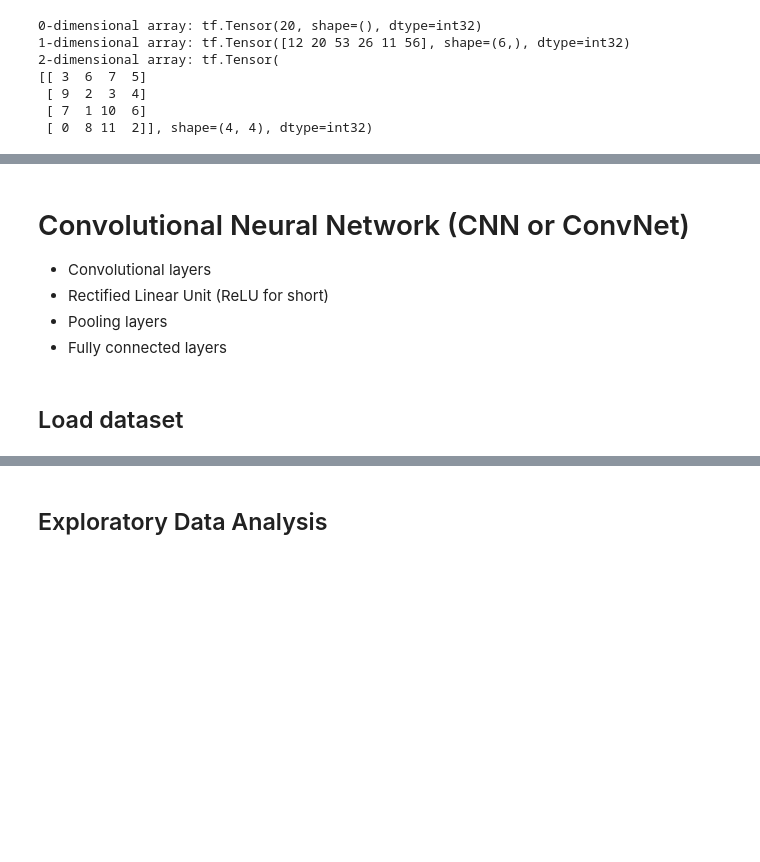
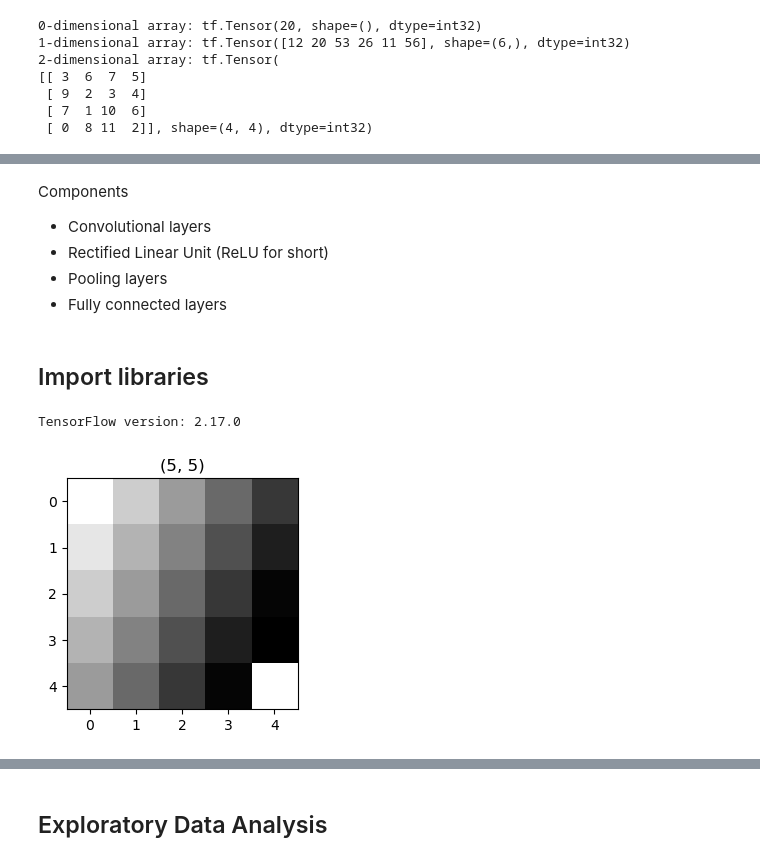
Before and after one commit to ShinanangP/DataScienceProject, a Jupyter notebook: TensorFlow/CNN.ipynb, the cells around one changed output, grey strips where cells are left out. Drawn from its saved outputs; the diff is of its cells as text; code cells hidden in the pictures; blank space fills up the shorter version.

```diff
--- a/TensorFlow/CNN.ipynb
+++ b/TensorFlow/CNN.ipynb
@@ -34,6 +39,8 @@ print("2-dimensional array:", two_dim_tensor)
 # %% [markdown]
-# Convolutional Neural Network (CNN or ConvNet)
+Components
 - Convolutional layers
 - Rectified Linear Unit (ReLU for short)
 - Pooling layers
 - Fully connected layers
+# %% [markdown]
+## Import libraries
@@ -40,7 +55,27 @@ print("2-dimensional array:", two_dim_tensor)
 # %%
+import tensorflow as tf # !pip install tensorflow
+print("TensorFlow version:", tf.__version__)
+
 from tensorflow.keras import Sequential
-from tensorflow.keras.layers import Conv2D, MaxPooling2D, Flatten, Dense
+from tensorflow.keras.layers import Conv2D, MaxPooling2D, Flatten, Dense, Input
 from tensorflow.keras.utils import to_categorical
-import matplotlib.pyplot as plt
+from tensorflow.keras.metrics import Precision, Recall
+
+from sklearn.metrics import confusion_matrix, ConfusionMatrixDisplay
+# %% [output]
+TensorFlow version: 2.17.0
-# %% [markdown]
-## Load dataset
+# %%
+# Grayscale Images (2D Array)
+# 0 is black, 255 is white, Values in between represent shades of gray.
+
+grayscale_image = np.array([[0, 50, 100, 150, 200],
+                            [25, 75, 125, 175, 225],
+                            [50, 100, 150, 200, 250],
+                            [75, 125, 175, 225, 255],
+                            [100, 150, 200, 250, 0]])
+
+plt.figure(figsize = (3, 3))
+plt.imshow(grayscale_image, cmap = plt.cm.binary)
+plt.title(grayscale_image.shape);
+# %% [output]
+[figure, added]
```
Also changed, not shown: parts of 31 cells of this notebook.
